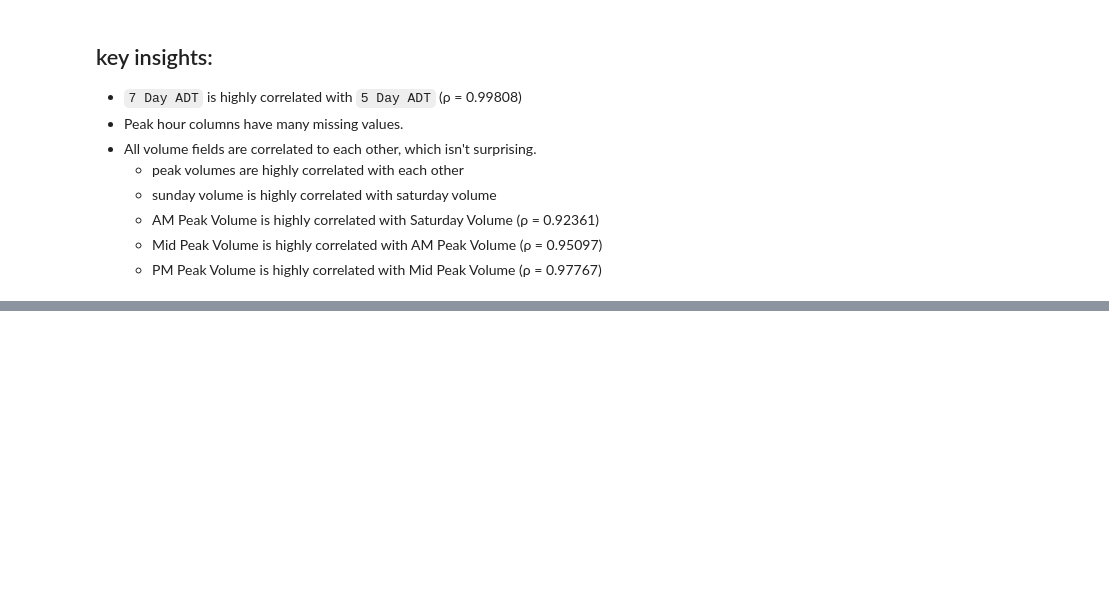
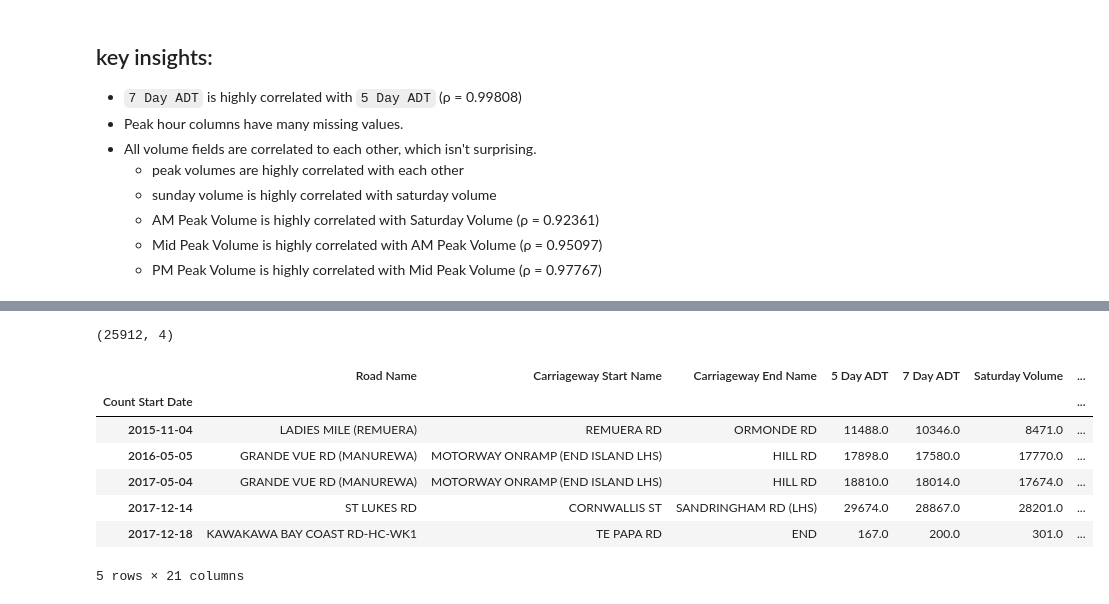
Before and after one commit to klin059/Auckland_traffic_analysis, a Jupyter notebook: 1_data_cleaning.ipynb, the cells around one changed output, grey strips where cells are left out. Saved outputs shown, nothing was run; the diff lists cells and outputs as text; code cells hidden in the pictures; blank space fills up the shorter version.

```diff
--- a/1_data_cleaning.ipynb
+++ b/1_data_cleaning.ipynb
@@ -199,0 +296,5 @@ Since traffic volumes are highly correlated with each other, we will focus on an
+# %%
+# try merge the two dfs to see if the results are matching
+df = pd.read_csv(r'data/traffic-counts_v1.csv', parse_dates = ['Count Start Date'])
+df.set_index('Count Start Date', inplace = True)
+df.drop_duplicates(inplace = True)
@@ -199,0 +421,16 @@ Since traffic volumes are highly correlated with each other, we will focus on an
+# %%
+df2_subset.shape
+# %% [output]
+(25912, 4)
+# %%
+df_cols = ['Road Name', '7 Day ADT', 'latitude',  'longitude']
+df.head()
+# %% [output]
+|  | Road Name | Carriageway Start Name | Carriageway End Name | 5 Day ADT | 7 Day ADT | Saturday Volume | ... |
+| Count Start Date |  |  |  |  |  |  | ... |
+| 2015-11-04 | LADIES MILE (REMUERA) | REMUERA RD | ORMONDE RD | 11488.0 | 10346.0 | 8471.0 | ... |
+| 2016-05-05 | GRANDE VUE RD (MANUREWA) | MOTORWAY ONRAMP (END ISLAND LHS) | HILL RD | 17898.0 | 17580.0 | 17770.0 | ... |
+| 2017-05-04 | GRANDE VUE RD (MANUREWA) | MOTORWAY ONRAMP (END ISLAND LHS) | HILL RD | 18810.0 | 18014.0 | 17674.0 | ... |
+| 2017-12-14 | ST LUKES RD | CORNWALLIS ST | SANDRINGHAM RD (LHS) | 29674.0 | 28867.0 | 28201.0 | ... |
+| 2017-12-18 | KAWAKAWA BAY COAST RD-HC-WK1 | TE PAPA RD | END | 167.0 | 200.0 | 301.0 | ... |
+5 rows × 21 columns
```
Also changed, not shown: parts of 36 cells of this notebook, 23 other files.
